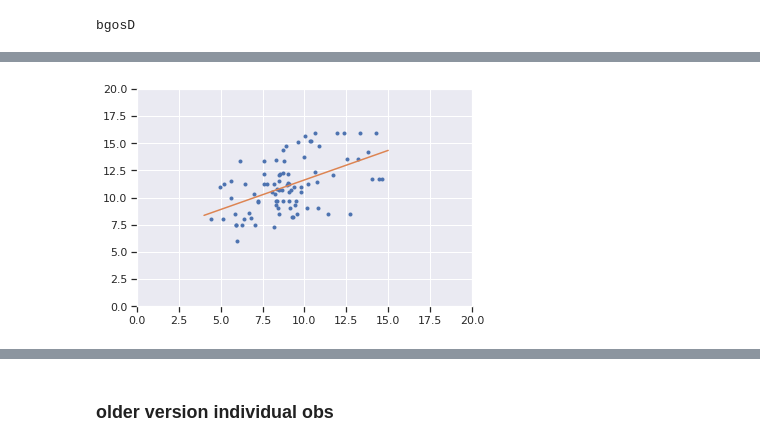
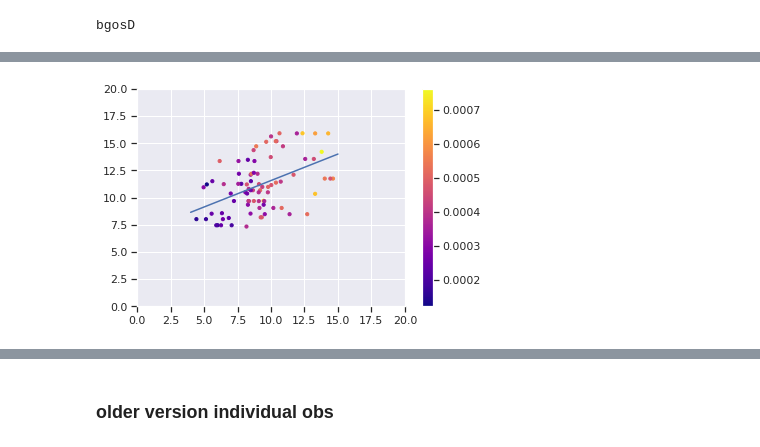
Before and after one commit to vtcooper/waveice, a Jupyter notebook: observations_paper/obs_paper_preprocess.ipynb, the cells around one changed output, grey strips where cells are left out. Cells and saved outputs as stored; diff of their text form; code cells hidden in the pictures.

```diff
--- a/observations_paper/obs_paper_preprocess.ipynb
+++ b/observations_paper/obs_paper_preprocess.ipynb
@@ -827,0 +857,20 @@ with sns.axes_style('white'):
+# %%
+clist = ['r','b','g','magenta','magenta']
+i=0
+
+Nlim = 10
+
+plt.figure(figsize=(6,6))
+
+for key,tempds in spec_d.items():
+    plt.plot(tempds.u10est.where(tempds.N >= Nlim),
+             tempds.jra.where(tempds.N >= Nlim),
+             ls='',marker='.',alpha=0.5,c=clist[i])
+    nptemp = tempds.u10est.where(tempds.N >= Nlim).values
+    nptemp = nptemp[~np.isnan(nptemp)]
+    print(key,len(nptemp))
+    i+=1
+
+plt.ylim(0,20)
+plt.xlim(0,20)
+plt.show()
@@ -830,7 +886,12 @@ clist = ['r','b','g','magenta','magenta']
 i=0
 for key,tempds in spec_d.items():
     plt.plot(tempds.u10est,tempds.jra,ls='',marker='.',alpha=0.3,c=clist[i])
-    print(len(tempds.u10est))
+    nptemp = tempds.u10est.values
+    nptemp = nptemp[~np.isnan(nptemp)]
+    print(key,len(nptemp))
     i+=1
+
+plt.ylim(0,20)
+plt.xlim(0,20)
 plt.show()
 # %% [output]
@@ -843,11 +910,14 @@ plt.show()
 # %%
 u10_all = np.array([])
 jra_all = np.array([])
+rmse_all = np.array([])
 
 for key,tempds in spec_d.items():
-    if key != 'sodaC':
-        u10_all = np.append(u10_all,tempds.u10est)
-        jra_all = np.append(jra_all,tempds.jra)
+#     if key != 'sodaC':
+    u10_all = np.append(u10_all,tempds.u10est.where(tempds.N >= Nlim))
+    jra_all = np.append(jra_all,tempds.jra.where(tempds.N >= Nlim))
+    rmse_all = np.append(rmse_all,tempds.rmse.where(tempds.N >= Nlim))
 
 jra_all = jra_all[~np.isnan(u10_all)]
+rmse_all = rmse_all[~np.isnan(u10_all)]
 u10_all = u10_all[~np.isnan(u10_all)]
@@ -870,9 +940,11 @@ plt.show()
 # %%
 xx = np.linspace(4,15,100)
-plt.plot(u10_all,jra_all,marker='.',ls='')
+# plt.plot(u10_all,jra_all,marker='.',ls='')
+plt.scatter(u10_all, jra_all, c=rmse_all, s=10, cmap='plasma')
+plt.colorbar()
 plt.plot(xx,xx*res.slope + res.intercept)
 plt.xlim(0,20)
 plt.ylim(0,20)
 plt.show()
 # %% [output]
-[figure, old version]
+[figure, new version]
```
Also changed, not shown: parts of 18 cells of this notebook.
